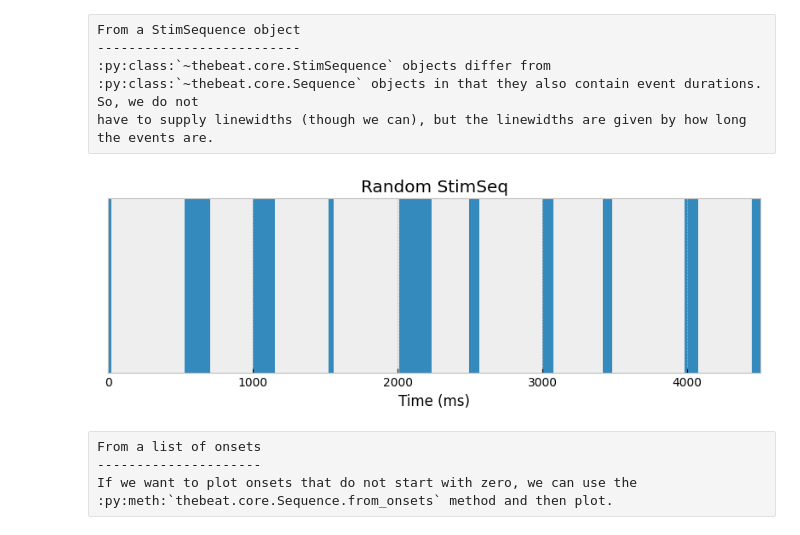
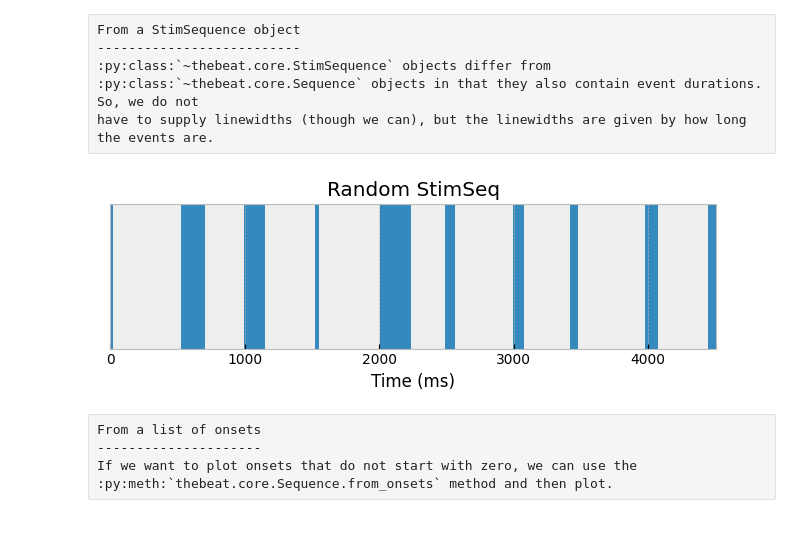
Before and after one commit to Jellevanderwerff/thebeat, a Jupyter notebook: docs/source/examples/snippets/plot_single_sequence.ipynb, the cells around one changed output. Cells and saved outputs as stored; diff of their text form; code cells hidden in the pictures.

```diff
--- a/docs/source/examples/snippets/plot_single_sequence.ipynb
+++ b/docs/source/examples/snippets/plot_single_sequence.ipynb
@@ -45,20 +44,20 @@ have to supply linewidths (though we can), but the linewidths are given by how l
 # %%
 # We use a seed to make sure you get the same random output as we
 rng = np.random.default_rng(seed=123)
 
 # Let's create 10 stimuli with random durations between 20 and 150 milliseconds
 stims = [Stimulus.generate(duration_ms=x) for x in rng.integers(low=20, high=250, size=10)]
 
 # Then we create a randomly timed Sequence
 seq = Sequence.generate_random_normal(n=10, mu=500, sigma=50, rng=rng)
 
 # Create the StimSequence object
 stimseq = StimSequence(stims, seq)
 
 # And plot!
-stimseq.plot_sequence(figsize=(8, 3), style='bmh', title='Random StimSeq');
+stimseq.plot_sequence(style='bmh', title='Random StimSeq');
 # %% [output]
-[figure, old version]
+[figure, new version]
 # %% [raw]
 From a list of onsets
 ---------------------
```
Also changed, not shown: parts of 10 cells of this notebook, 34 other files.
